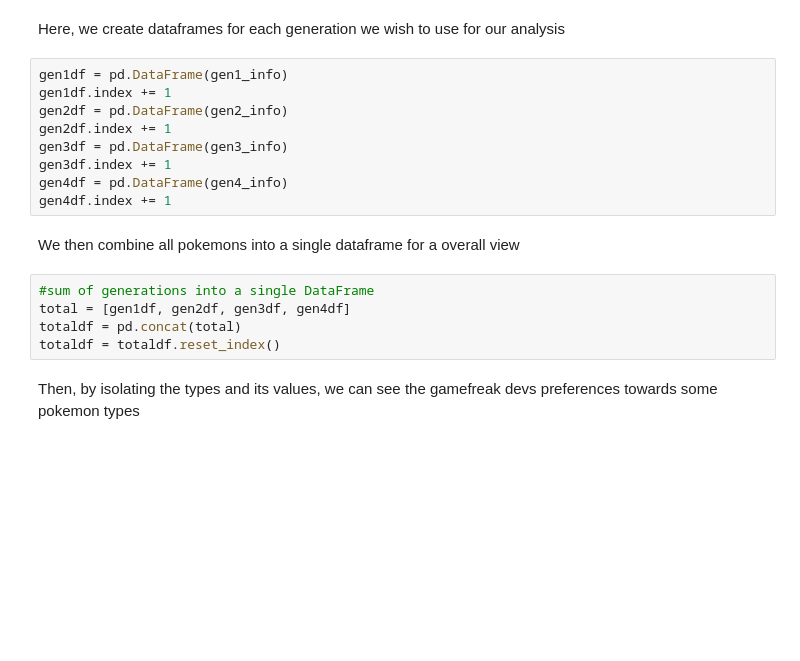
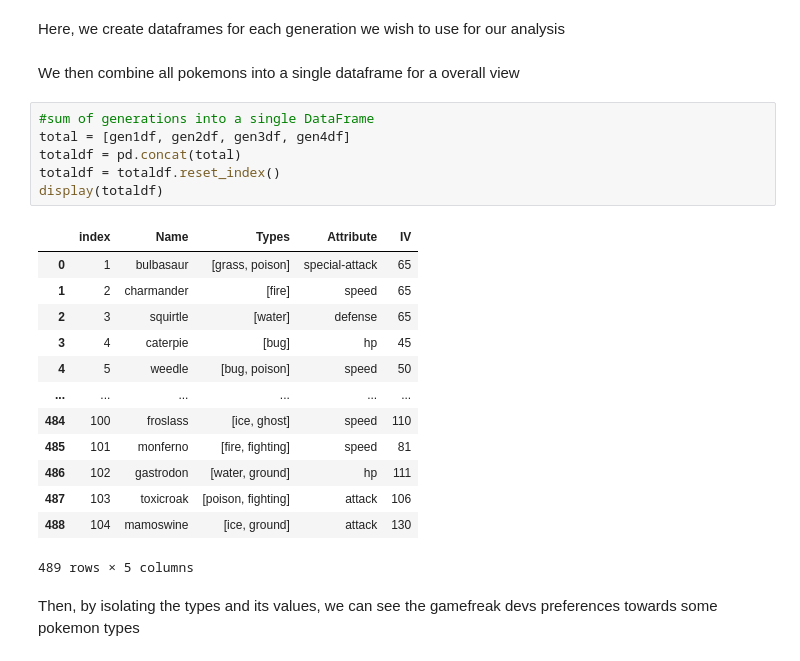
Before and after one commit to MrCrowtz/Coding, a Jupyter notebook: Teste/Pokemon Attributes.ipynb, the cells around one changed output. Drawn from its saved outputs; the diff is of its cells as text; blank space fills up the shorter version.

```diff
--- a/Teste/Pokemon Attributes.ipynb
+++ b/Teste/Pokemon Attributes.ipynb
@@ -88,21 +158,27 @@ error on pokemon shaymin
 # %% [markdown]
 Here, we create dataframes for each generation we wish to use for our analysis
-# %%
-gen1df = pd.DataFrame(gen1_info)
-gen1df.index += 1
-gen2df = pd.DataFrame(gen2_info)
-gen2df.index += 1
-gen3df = pd.DataFrame(gen3_info)
-gen3df.index += 1
-gen4df = pd.DataFrame(gen4_info)
-gen4df.index += 1
 # %% [markdown]
 We then combine all pokemons into a single dataframe for a overall view
 # %%
 #sum of generations into a single DataFrame
 total = [gen1df, gen2df, gen3df, gen4df]
 totaldf = pd.concat(total)
 totaldf = totaldf.reset_index()
+display(totaldf)
+# %% [output]
+|  | index | Name | Types | Attribute | IV |
+| 0 | 1 | bulbasaur | [grass, poison] | special-attack | 65 |
+| 1 | 2 | charmander | [fire] | speed | 65 |
+| 2 | 3 | squirtle | [water] | defense | 65 |
+| 3 | 4 | caterpie | [bug] | hp | 45 |
+| 4 | 5 | weedle | [bug, poison] | speed | 50 |
+| ... | ... | ... | ... | ... | ... |
+| 484 | 100 | froslass | [ice, ghost] | speed | 110 |
+| 485 | 101 | monferno | [fire, fighting] | speed | 81 |
+| 486 | 102 | gastrodon | [water, ground] | hp | 111 |
+| 487 | 103 | toxicroak | [poison, fighting] | attack | 106 |
+| 488 | 104 | mamoswine | [ice, ground] | attack | 130 |
+489 rows × 5 columns
 # %% [markdown]
 Then, by isolating the types and its values, we can see the gamefreak devs preferences towards some pokemon types
 # %%
```
Also changed, not shown: parts of 9 cells of this notebook.
